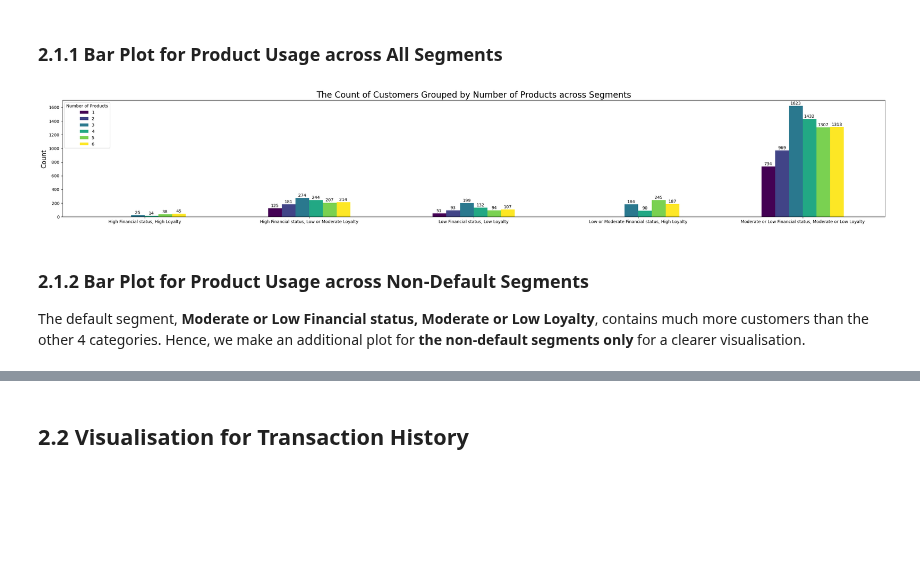
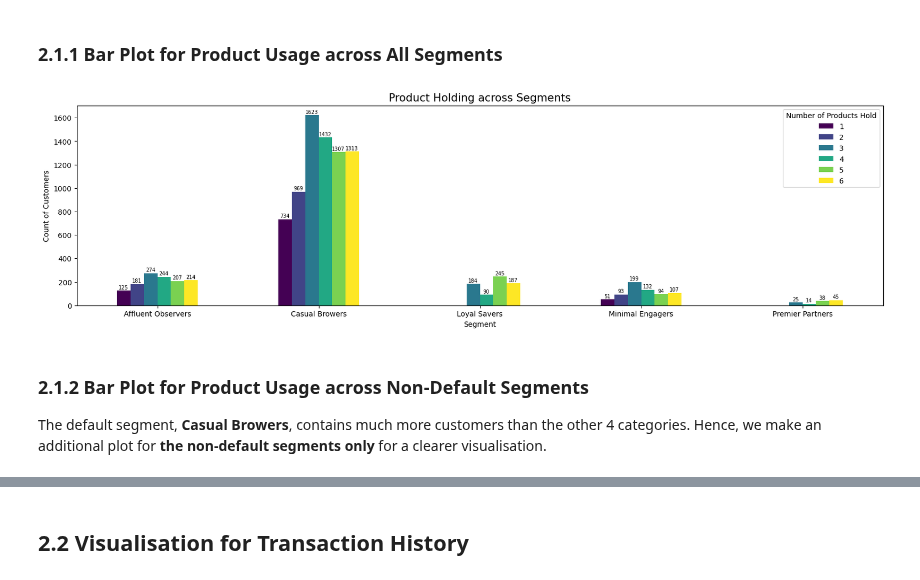
Before and after one commit to yionna/DSA3101-Object-Not-Found, a Jupyter notebook: group_tasks/Subgroup A/qn3.ipynb, the cells around one changed output, grey strips where cells are left out. Drawn from its saved outputs; the diff is of its cells as text; code cells hidden in the pictures; blank space fills up the shorter version.

```diff
--- a/group_tasks/Subgroup A/qn3.ipynb
+++ b/group_tasks/Subgroup A/qn3.ipynb
@@ -39,0 +23,10 @@ final_df.loc[:, 'Segment'] = final_df['Segment'].map(segment_mapping)
+# %%
+segment_mapping = {
+    1: "Minimal Engagers",
+    2: "Casual Browers",
+    3: "Loyal Savers",
+    4: "Affluent Observers",
+    5: "Premier Partners"
+}
+
+final_df.loc[:, 'Segment'] = final_df['Segment'].map(segment_mapping)
@@ -46,27 +42,27 @@ final_df.loc[:, 'Segment'] = final_df['Segment'].map(segment_mapping)
 # %%
 product_usage_df = final_df.groupby('Segment')['No_of_product'].value_counts().unstack(fill_value=0)
 
-fig, ax = plt.subplots(figsize=(35, 5))
+fig, ax = plt.subplots(figsize=(20, 5))
 
 product_usage_df.plot(kind='bar', ax=ax, colormap='viridis')
 
 for i in range(product_usage_df.shape[0]):
     for j in range(product_usage_df.shape[1]):
         count = product_usage_df.iat[i, j]
         if count != 0:
             ax.text(i+(j/product_usage_df.shape[1]-0.5)*0.5+0.04, count+5, count,
-                    ha='center', va='bottom', fontsize=10)
+                    ha='center', va='bottom', fontsize=7)
 
-ax.set_xlabel('')
-ax.set_ylabel('Count', fontsize=15)
-ax.legend(title = 'Number of Products')
-plt.title('The Count of Customers Grouped by Number of Products across Segments', fontsize=20)
+ax.set_xlabel('Segment', fontsize=10)
+ax.set_ylabel('Count of Customers', fontsize=10)
+ax.legend(title = 'Number of Products Hold')
+plt.title('Product Holding across Segments', fontsize=15)
 plt.xticks(rotation=0)
 plt.show()
 # %% [output]
-[figure, old version]
+[figure, new version]
 # %% [markdown]
 ### 2.1.2 Bar Plot for Product Usage across Non-Default Segments
 
-The default segment, **Moderate or Low Financial status, Moderate or Low Loyalty**, contains much more customers than the other 4 categories. Hence, we make an additional plot for **the non-default segments only** for a clearer visualisation.
+The default segment, **Casual Browers**, contains much more customers than the other 4 categories. Hence, we make an additional plot for **the non-default segments only** for a clearer visualisation.
 # %%
```
Also changed, not shown: parts of 8 cells of this notebook, 4 other files.
